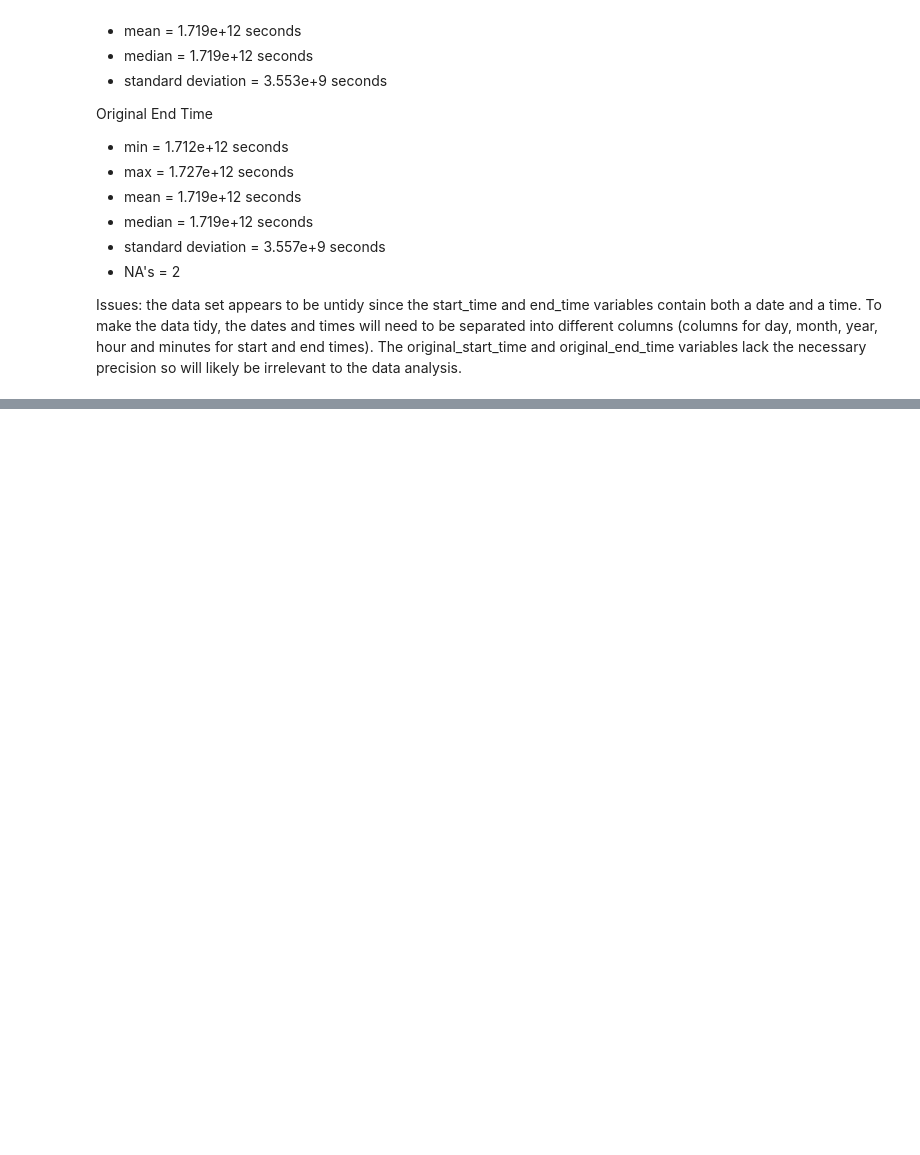
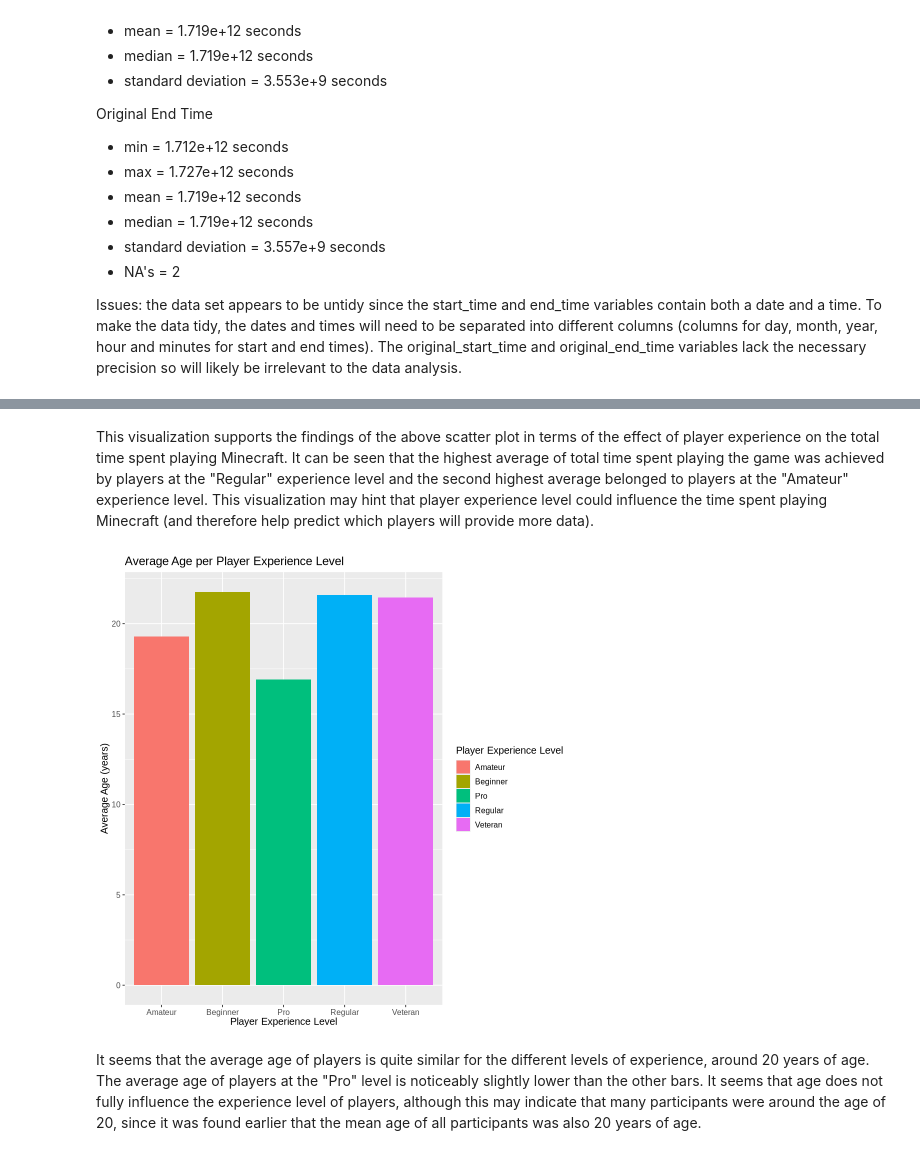
Before and after one commit to lilael-sakhawy/dsci_100_individual_project_planning_stage, a Jupyter notebook: finalproject.ipynb, the cells around one changed output, grey strips where cells are left out. Saved outputs shown, nothing was run; the diff lists cells and outputs as text; code cells hidden in the pictures; blank space fills up the shorter version.

```diff
--- a/finalproject.ipynb
+++ b/finalproject.ipynb
@@ -69,0 +220,17 @@ Issues: the data set appears to be untidy since the start_time and end_time vari
+# %% [markdown]
+This visualization supports the findings of the above scatter plot in terms of the effect of player experience on the total time spent playing Minecraft. It can be seen that the highest average of total time spent playing the game was achieved by players at the "Regular" experience level and the second highest average belonged to players at the "Amateur" experience level. This visualization may hint that player experience level could influence the time spent playing Minecraft (and therefore help predict which players will provide more data).
+# %%
+# exploratory visualization 3: average age per experience level
+average_age <- players_training |>
+    group_by(experience) |>
+    summarize(average_age = mean(Age, na.rm = TRUE))
+age_exp_plot <- ggplot(average_age, aes(x = experience, y = average_age, fill = experience)) +
+geom_bar(stat = "identity") +
+labs(x = "Player Experience Level", y = "Average Age (years)", title = "Average Age per Player Experience Level", fill = "Player Experience Level") +
+theme(text = element_text(size = 12))
+options(repr.plot.height = 8, repr.plot.width = 8)
+age_exp_plot
+# %% [output]
+[figure, added]
+# %% [markdown]
+It seems that the average age of players is quite similar for the different levels of experience, around 20 years of age. The average age of players at the "Pro" level is noticeably slightly lower than the other bars. It seems that age does not fully influence the experience level of players, although this may indicate that many participants were around the age of 20, since it was found earlier that the mean age of all participants was also 20 years of age.
```
Also changed, not shown: parts of 15 cells of this notebook.
